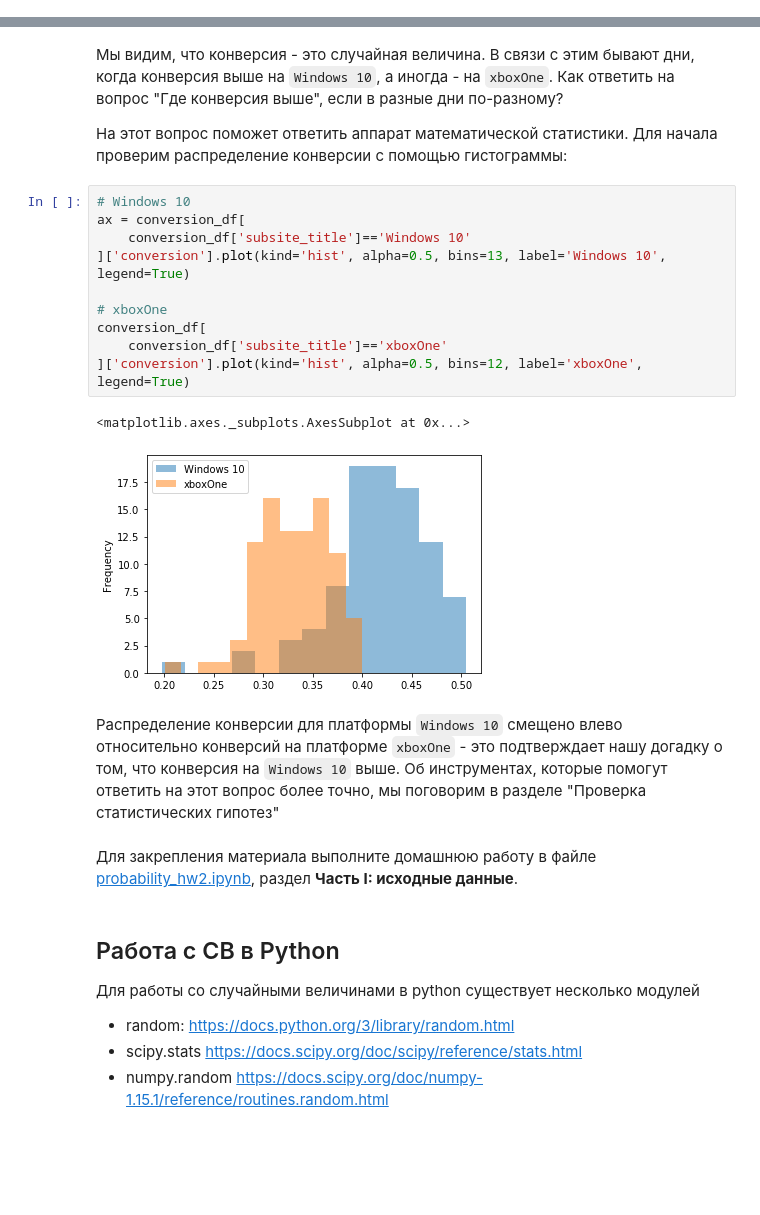
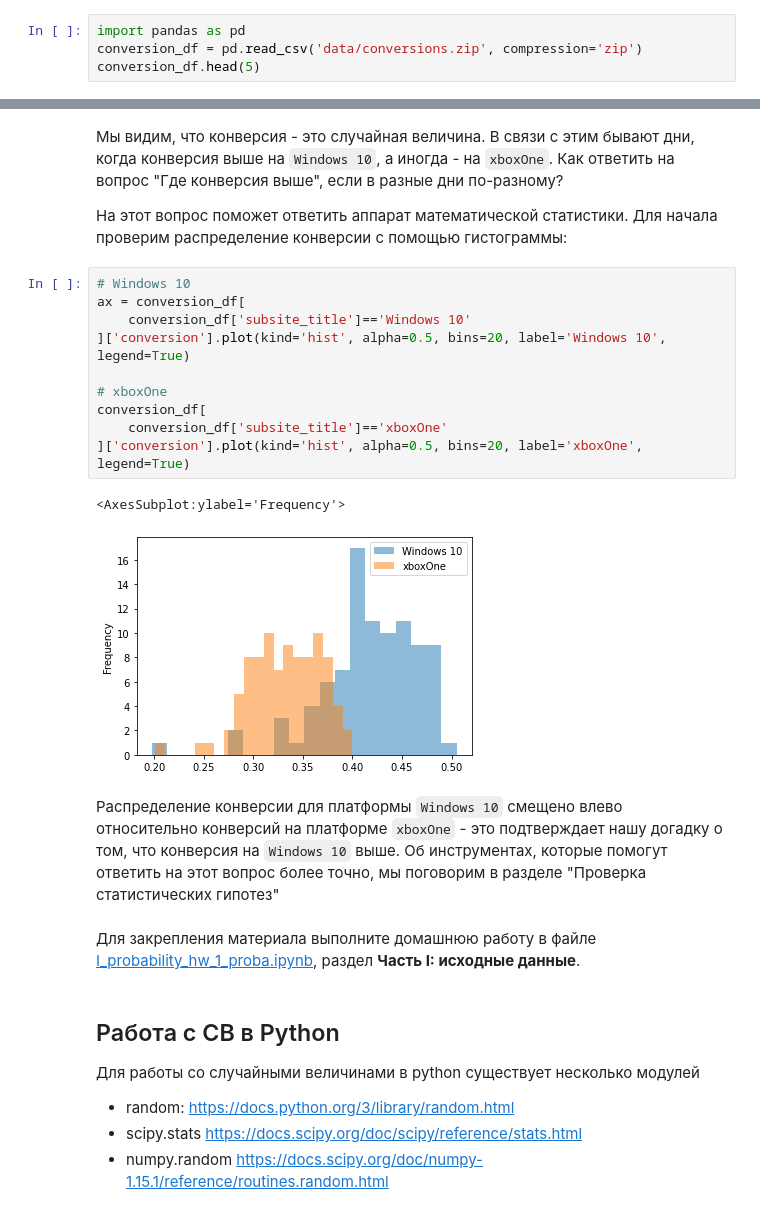
Before and after one commit to kocakn/data_analysis, a Jupyter notebook: I_probability.ipynb, the cells around one changed output, grey strips where cells are left out. Drawn from its saved outputs; the diff is of its cells as text; blank space fills up the shorter version.

```diff
--- a/I_probability.ipynb
+++ b/I_probability.ipynb
@@ -439,0 +511,4 @@ OperationalError: (psycopg2.OperationalError) could not connect to server: Conne
+# %%
+import pandas as pd
+conversion_df = pd.read_csv('data/conversions.zip', compression='zip')
+conversion_df.head(5)
@@ -458,20 +540,20 @@ df2.plot(x='date', y='conversion', ax=ax, label='xboxOne')
 # %%
 # Windows 10
 ax = conversion_df[
     conversion_df['subsite_title']=='Windows 10'
-]['conversion'].plot(kind='hist', alpha=0.5, bins=13, label='Windows 10', legend=True)
+]['conversion'].plot(kind='hist', alpha=0.5, bins=20, label='Windows 10', legend=True)
 
 # xboxOne
 conversion_df[
     conversion_df['subsite_title']=='xboxOne'
-]['conversion'].plot(kind='hist', alpha=0.5, bins=12, label='xboxOne', legend=True)
+]['conversion'].plot(kind='hist', alpha=0.5, bins=20, label='xboxOne', legend=True)
 # %% [output]
-<matplotlib.axes._subplots.AxesSubplot at 0x...>
+<AxesSubplot:ylabel='Frequency'>
-[figure, old version]
+[figure, new version]
 # %% [markdown]
 Распределение конверсии для платформы `Windows 10` смещено влево относительно конверсий на платформе `xboxOne` - это подтверждает нашу догадку о том, что конверсия на `Windows 10` выше. Об инструментах, которые помогут ответить на этот вопрос более точно, мы поговорим в разделе "Проверка статистических гипотез"
 # %% [markdown]
-Для закрепления материала выполните домашнюю работу в файле [probability_hw2.ipynb](./probability_hw2.ipynb), раздел **Часть I: исходные данные**.
+Для закрепления материала выполните домашнюю работу в файле [I_probability_hw_1_proba.ipynb](I_probability_hw_1_proba.ipynb), раздел **Часть I: исходные данные**.
 # %% [markdown]
 ## Работа с СВ в Python
 
```
Also changed, not shown: parts of 43 cells of this notebook, 5 other files.
